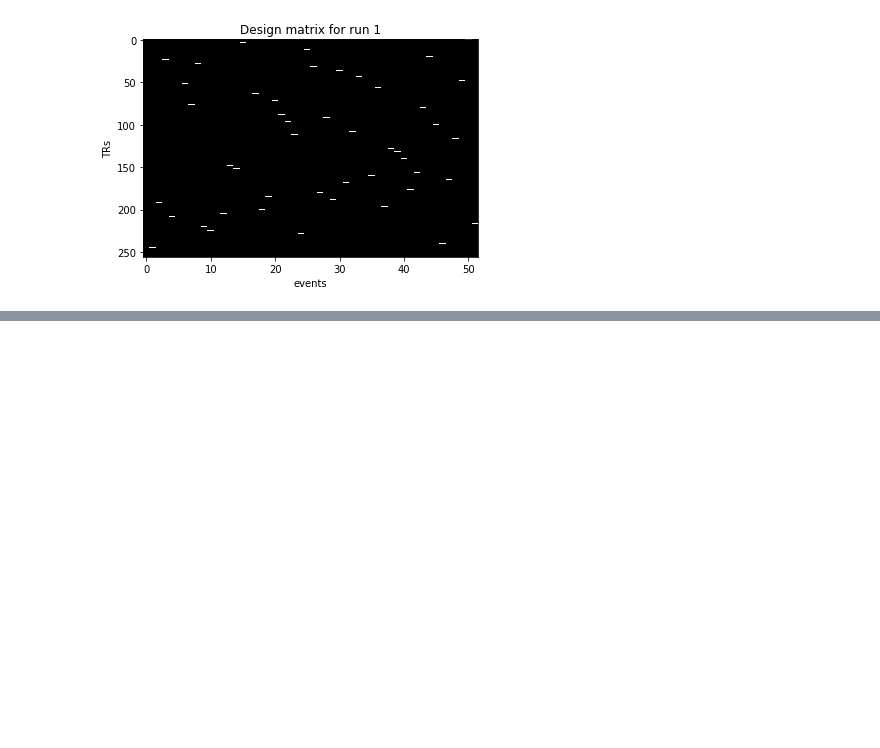
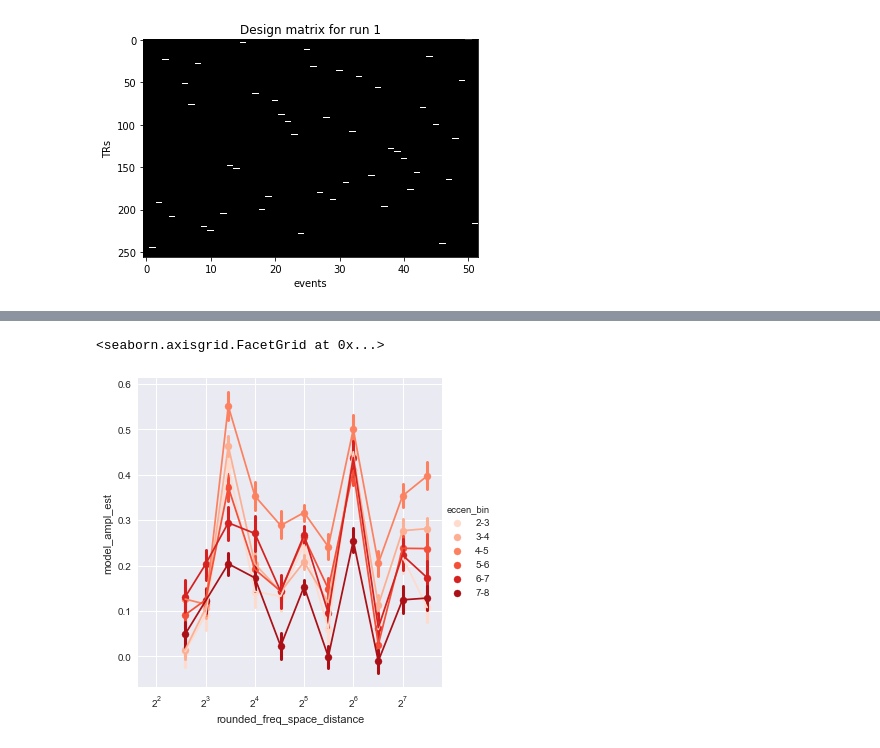
Before and after one commit to billbrod/spatial-frequency-preferences, a Jupyter notebook: notebooks/03-MRI-first-level.ipynb, the cells around one changed output, grey strips where cells are left out. Drawn from its saved outputs; the diff is of its cells as text; code cells hidden in the pictures; blank space fills up the shorter version.

```diff
--- a/notebooks/03-MRI-first-level.ipynb
+++ b/notebooks/03-MRI-first-level.ipynb
@@ -183,0 +277,12 @@ The function `sfp.first_level_analysis.design_matrix` does the above (without th
+# %%
+tmp_df = df[df.stimulus_superclass=='circular']
+g = sns.FacetGrid(df, hue='eccen_bin', palette='Reds', size=5,)
+g.map(sns.regplot, 'rounded_freq_space_distance', 'model_ampl_est', x_estimator=np.mean, fit_reg=False)
+g.map_dataframe(sfp.utils.plot_mean, 'rounded_freq_space_distance', 'model_ampl_est')
+#g.map_dataframe(sf.utils.scatter_ci, 'freq_space_distance', 'model_ampl_est', 'model_std_error')
+for ax in g.axes.flatten():
+    ax.set_xscale('log', basex=2)
+g.add_legend()
+# %% [output]
+<seaborn.axisgrid.FacetGrid at 0x...>
+[figure, added]
```
Also changed, not shown: parts of 35 cells of this notebook, 3 other files.
